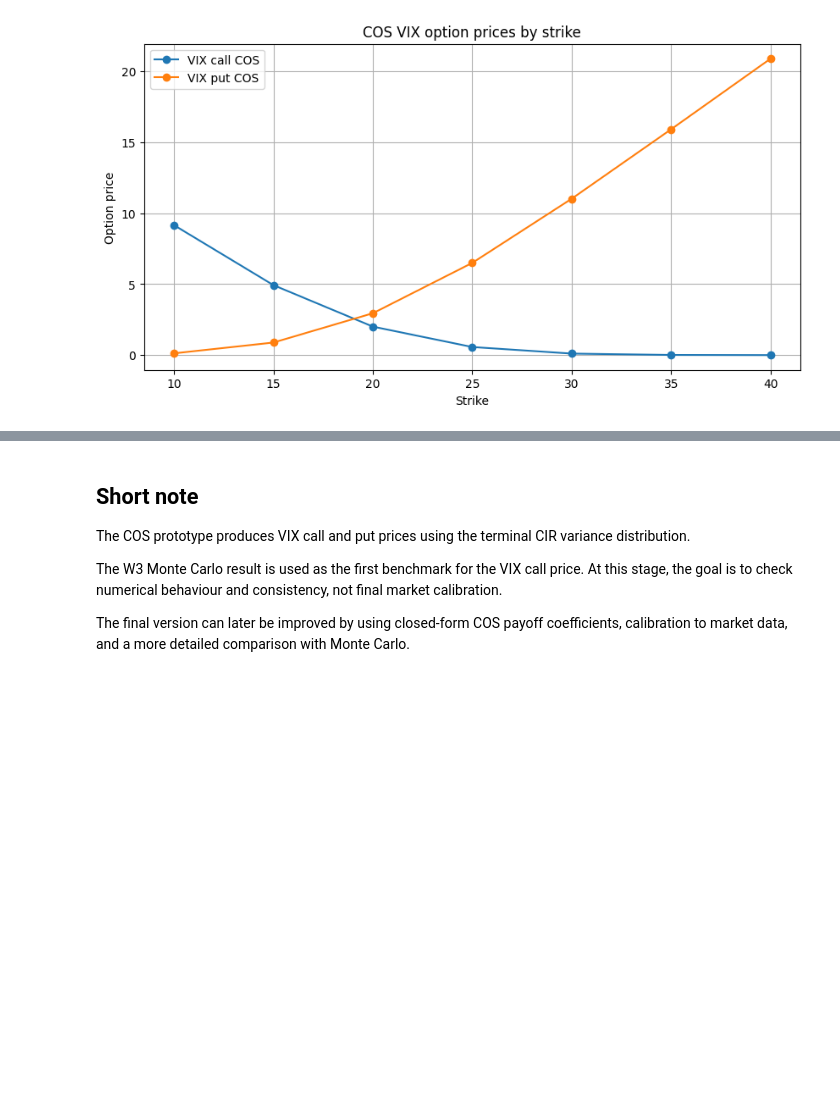
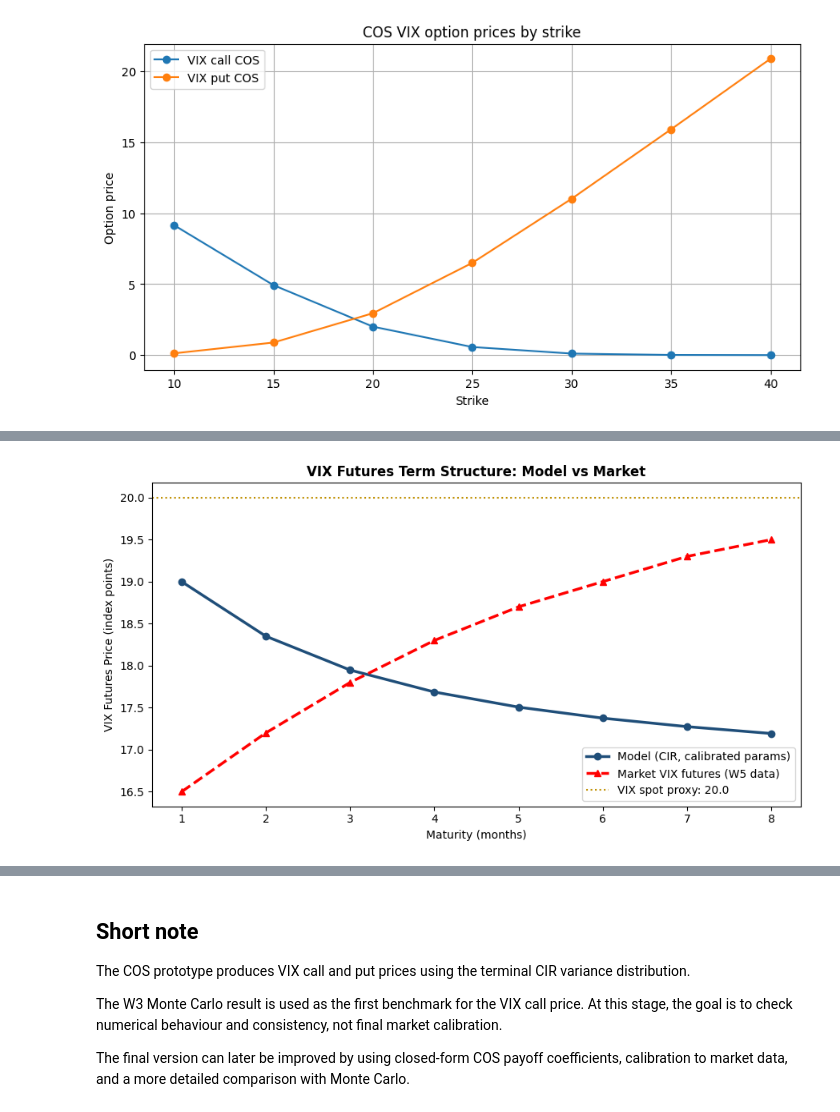
Before and after one commit to baikhanova/Variance_Swaps_VIX_Options, a Jupyter notebook: notebooks/02_w4_cos_engine.ipynb, the cells around one changed output, grey strips where cells are left out. Saved outputs shown, nothing was run; the diff lists cells and outputs as text; code cells hidden in the pictures; blank space fills up the shorter version.

```diff
--- a/notebooks/02_w4_cos_engine.ipynb
+++ b/notebooks/02_w4_cos_engine.ipynb
@@ -200,0 +401,9 @@ plt.show()
+# %%
+model_ts = model_vix_term_structure(
+    params=params,
+    r=r,
+    delta=delta,
+    cos_settings=settings,
+)
+
+model_ts[["maturity_months", "model_futures_price", "expected_vix"]]
@@ -200,0 +420,26 @@ plt.show()
+# %%
+import numpy as np
+
+# Market VIX futures data from W5 (replace with actual W5 dataset)
+market_months = [1, 2, 3, 4, 5, 6, 7, 8]
+market_prices = [16.5, 17.2, 17.8, 18.3, 18.7, 19.0, 19.3, 19.5]
+
+fig, ax = plt.subplots(figsize=(9, 5))
+
+ax.plot(model_ts["maturity_months"], model_ts["model_futures_price"],
+        marker="o", color="#1f4e79", lw=2.5, label="Model (CIR, calibrated params)")
+ax.plot(market_months, market_prices,
+        marker="^", color="red", lw=2.5, ls="--", label="Market VIX futures (W5 data)")
+ax.axhline(100 * np.sqrt(params.v0), color="#bf8f00", lw=1.5, ls=":",
+           label=f"VIX spot proxy: {100*np.sqrt(params.v0):.1f}")
+
+ax.set_xlabel("Maturity (months)")
+ax.set_ylabel("VIX Futures Price (index points)")
+ax.set_title("VIX Futures Term Structure: Model vs Market", fontweight="bold")
+ax.set_xticks(range(1, 9))
+ax.legend()
+
+plt.tight_layout()
+plt.show()
+# %% [output]
+[figure, added]
```
Also changed, not shown: parts of 15 cells of this notebook.
